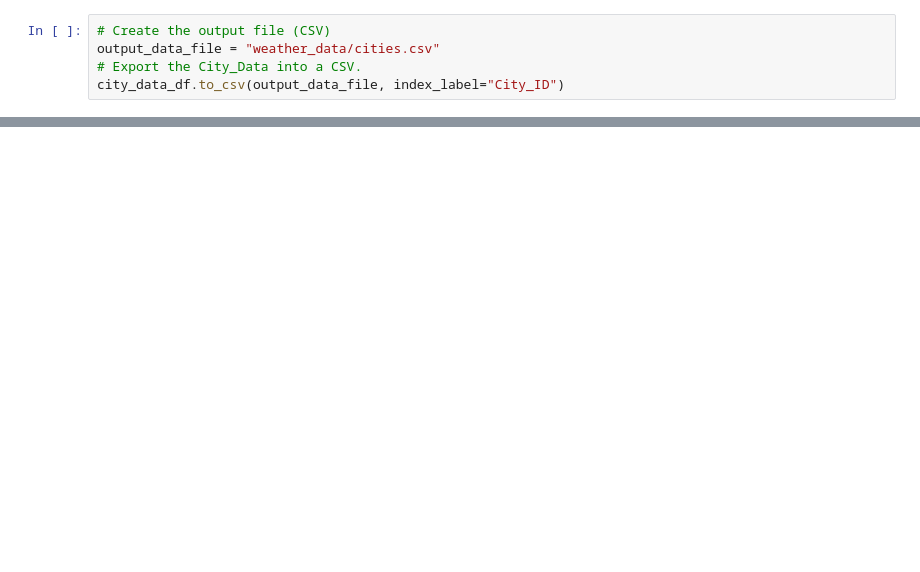
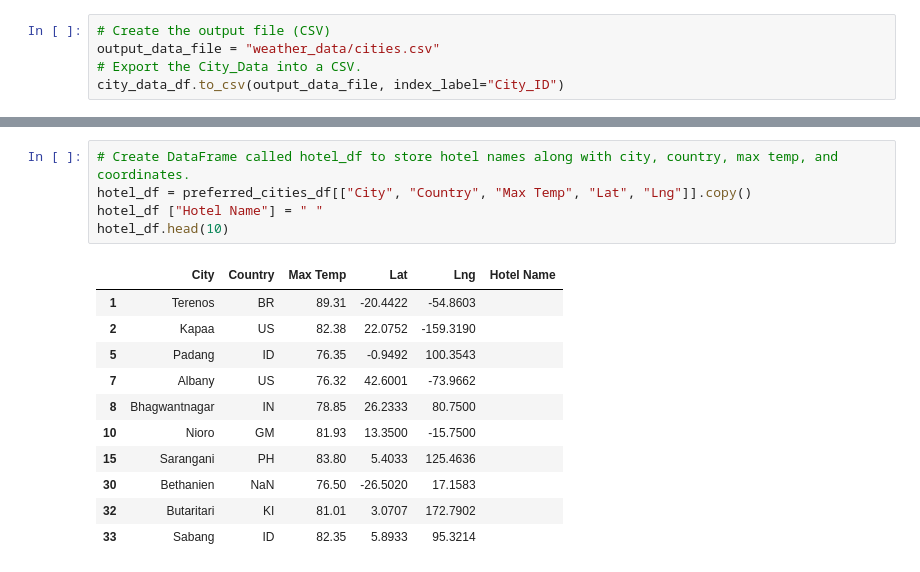
Before and after one commit to JoePizz/World_Weather_Analysis, a Jupyter notebook: World_Weather_Analysis.ipynb, the cells around one changed output, grey strips where cells are left out. Saved outputs shown, nothing was run; the diff lists cells and outputs as text; blank space fills up the shorter version.

```diff
--- a/World_Weather_Analysis.ipynb
+++ b/World_Weather_Analysis.ipynb
@@ -495,0 +649,17 @@ NameError: name 'x_values' is not defined
+# %%
+# Create DataFrame called hotel_df to store hotel names along with city, country, max temp, and coordinates.
+hotel_df = preferred_cities_df[["City", "Country", "Max Temp", "Lat", "Lng"]].copy()
+hotel_df ["Hotel Name"] = " "
+hotel_df.head(10)
+# %% [output]
+|  | City | Country | Max Temp | Lat | Lng | Hotel Name |
+| 1 | Terenos | BR | 89.31 | -20.4422 | -54.8603 |  |
+| 2 | Kapaa | US | 82.38 | 22.0752 | -159.3190 |  |
+| 5 | Padang | ID | 76.35 | -0.9492 | 100.3543 |  |
+| 7 | Albany | US | 76.32 | 42.6001 | -73.9662 |  |
+| 8 | Bhagwantnagar | IN | 78.85 | 26.2333 | 80.7500 |  |
+| 10 | Nioro | GM | 81.93 | 13.3500 | -15.7500 |  |
+| 15 | Sarangani | PH | 83.80 | 5.4033 | 125.4636 |  |
+| 30 | Bethanien | NaN | 76.50 | -26.5020 | 17.1583 |  |
+| 32 | Butaritari | KI | 81.01 | 3.0707 | 172.7902 |  |
+| 33 | Sabang | ID | 82.35 | 5.8933 | 95.3214 |  |
```
Also changed, not shown: parts of 68 cells of this notebook.
